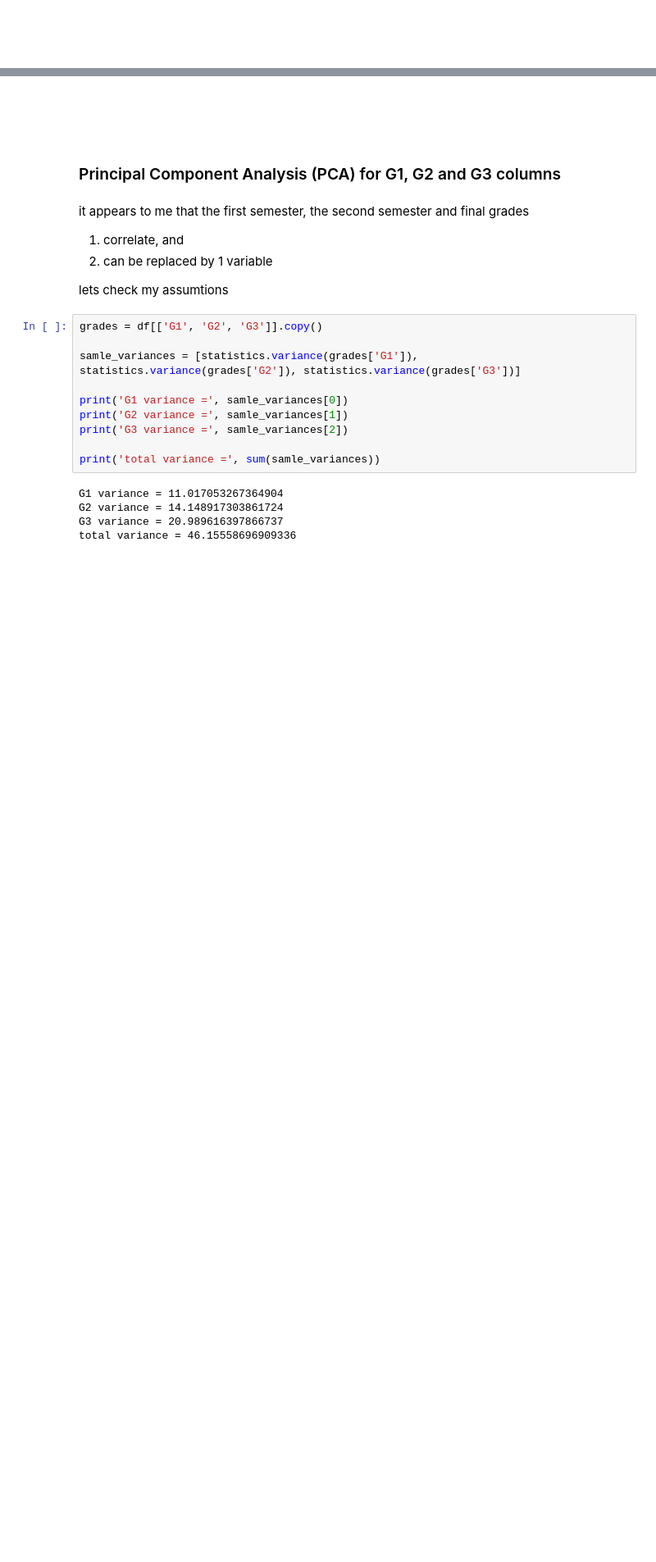
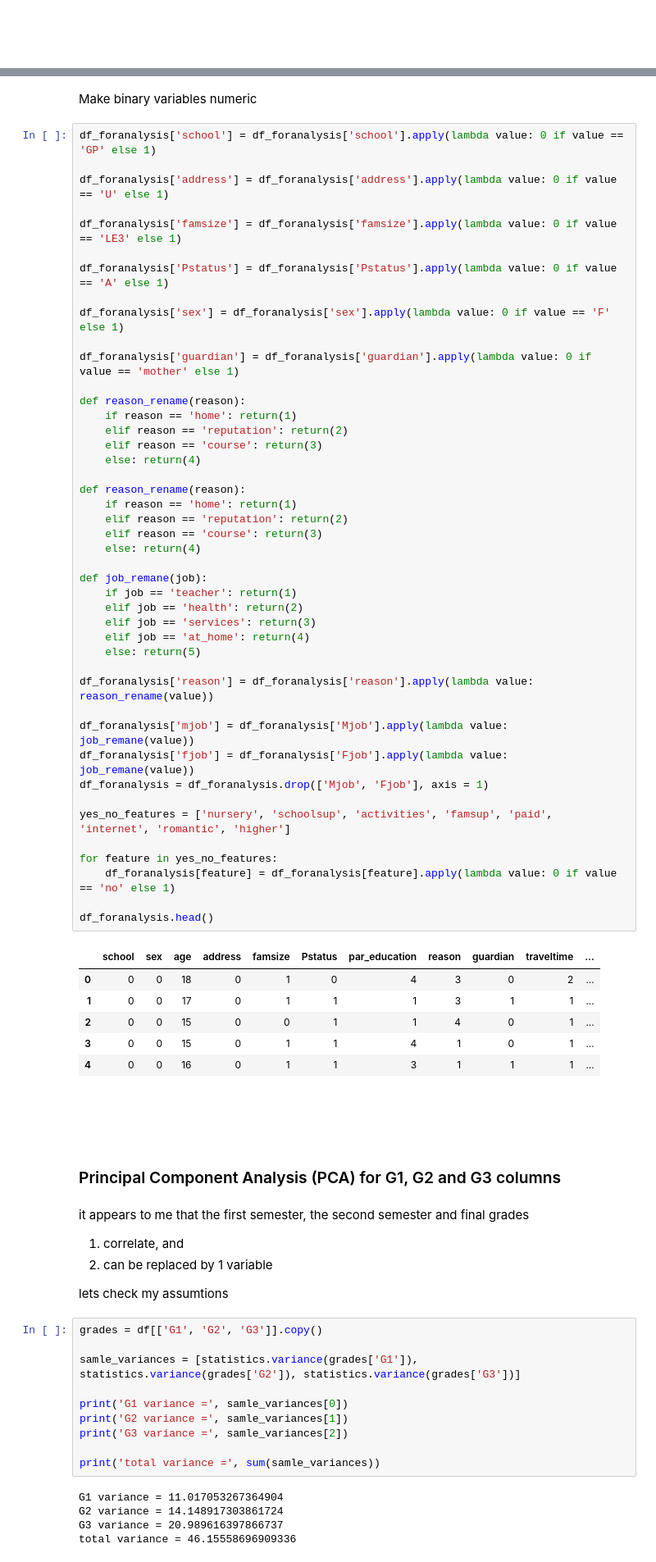
Before and after one commit to mylenalll/student-mat-analysis, a Jupyter notebook: math-students-project.ipynb, the cells around one changed output, grey strips where cells are left out. Shown: that part at 82% size. Drawn from its saved outputs; the diff is of its cells as text; blank space fills up the shorter version.

```diff
--- a/math-students-project.ipynb
+++ b/math-students-project.ipynb
@@ -116,3 +161,56 @@ df.loc[df.duplicated()]
+# %% [markdown]
+Make binary variables numeric
+# %%
+df_foranalysis['school'] = df_foranalysis['school'].apply(lambda value: 0 if value == 'GP' else 1)
+
+df_foranalysis['address'] = df_foranalysis['address'].apply(lambda value: 0 if value == 'U' else 1)
+
+df_foranalysis['famsize'] = df_foranalysis['famsize'].apply(lambda value: 0 if value == 'LE3' else 1)
+
+df_foranalysis['Pstatus'] = df_foranalysis['Pstatus'].apply(lambda value: 0 if value == 'A' else 1)
+
+df_foranalysis['sex'] = df_foranalysis['sex'].apply(lambda value: 0 if value == 'F' else 1)
+
+df_foranalysis['guardian'] = df_foranalysis['guardian'].apply(lambda value: 0 if value == 'mother' else 1)
+
+def reason_rename(reason):
+    if reason == 'home': return(1)
+    elif reason == 'reputation': return(2)
+    elif reason == 'course': return(3)
+    else: return(4)
+
+def reason_rename(reason):
+    if reason == 'home': return(1)
+    elif reason == 'reputation': return(2)
+    elif reason == 'course': return(3)
+    else: return(4)
+
+def job_remane(job):
+    if job == 'teacher': return(1)
+    elif job == 'health': return(2)
+    elif job == 'services': return(3)
+    elif job == 'at_home': return(4)
+    else: return(5)
+
+df_foranalysis['reason'] = df_foranalysis['reason'].apply(lambda value: reason_rename(value))
+
+df_foranalysis['mjob'] = df_foranalysis['Mjob'].apply(lambda value: job_remane(value))
+df_foranalysis['fjob'] = df_foranalysis['Fjob'].apply(lambda value: job_remane(value))
+df_foranalysis = df_foranalysis.drop(['Mjob', 'Fjob'], axis = 1)
+
+yes_no_features = ['nursery', 'schoolsup', 'activities', 'famsup', 'paid', 'internet', 'romantic', 'higher']
+
+for feature in yes_no_features:
+    df_foranalysis[feature] = df_foranalysis[feature].apply(lambda value: 0 if value == 'no' else 1)
+
+df_foranalysis.head()
+# %% [output]
+|  | school | sex | age | address | famsize | Pstatus | par_education | reason | guardian | traveltime | ... |
+| 0 | 0 | 0 | 18 | 0 | 1 | 0 | 4 | 3 | 0 | 2 | ... |
+| 1 | 0 | 0 | 17 | 0 | 1 | 1 | 1 | 3 | 1 | 1 | ... |
+| 2 | 0 | 0 | 15 | 0 | 0 | 1 | 1 | 4 | 0 | 1 | ... |
+| 3 | 0 | 0 | 15 | 0 | 1 | 1 | 4 | 1 | 0 | 1 | ... |
+| 4 | 0 | 0 | 16 | 0 | 1 | 1 | 3 | 1 | 1 | 1 | ... |
 # %% [markdown]
 <br/><br/>
 # %% [markdown]
```
Also changed, not shown: parts of 20 cells of this notebook.
